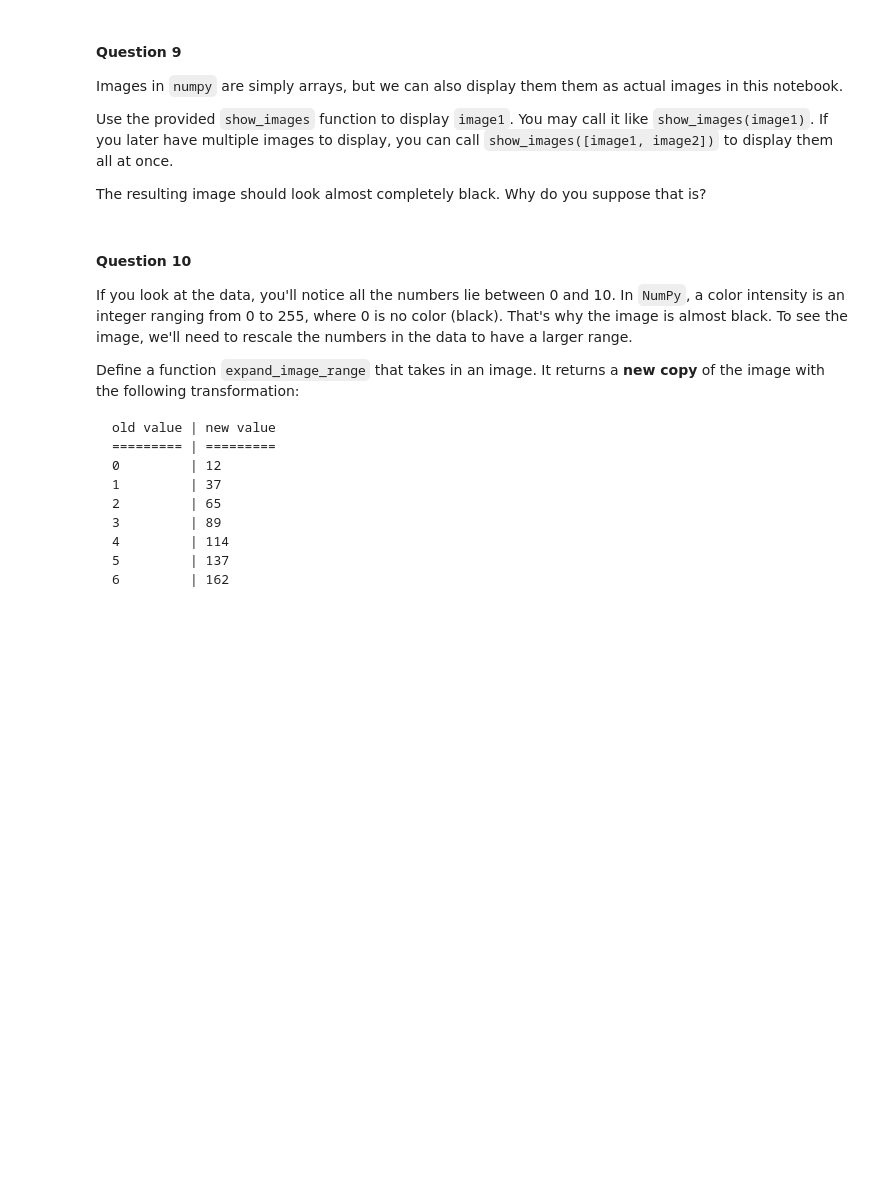
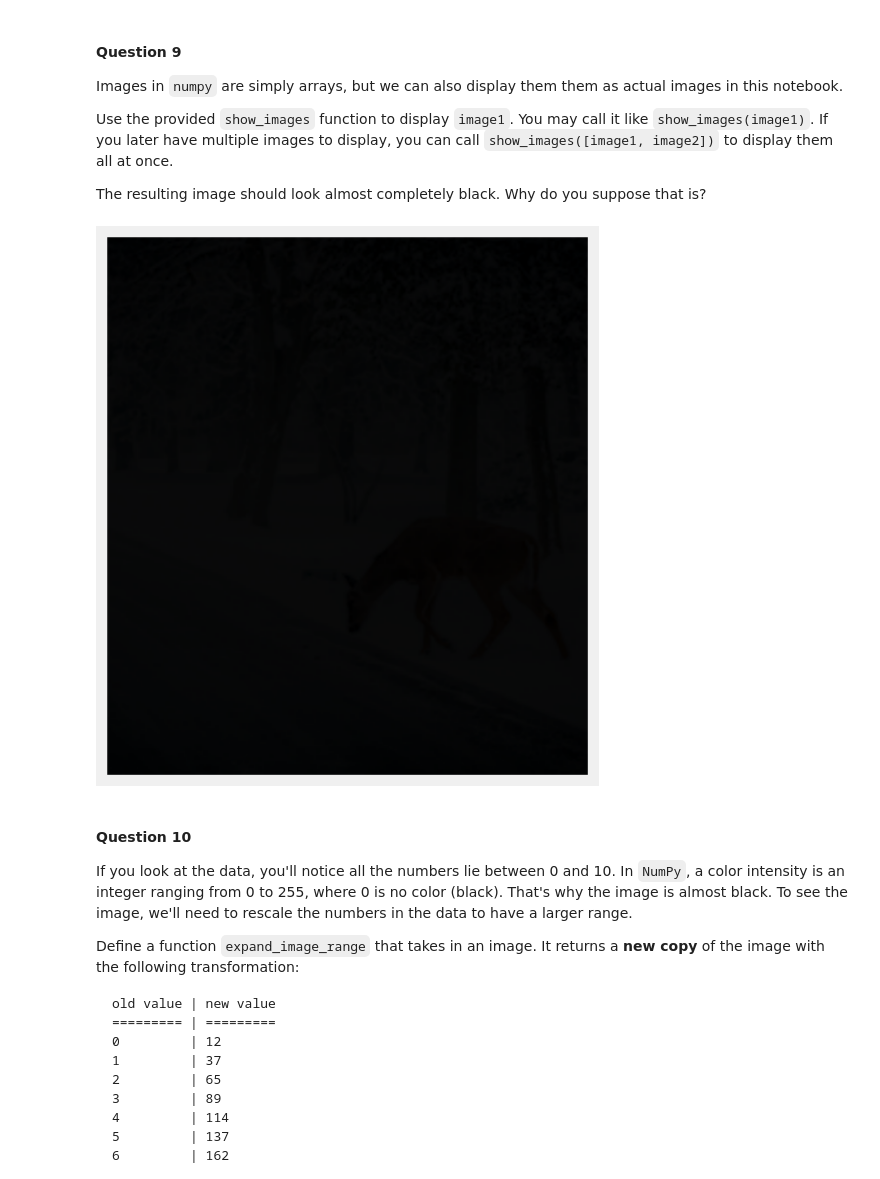
Before and after one commit to DMK2013/DS100, a Jupyter notebook: sp17/hw/hw1/hw1.ipynb, the cells around one changed output. Saved outputs shown, nothing was run; the diff lists cells and outputs as text; code cells hidden in the pictures; blank space fills up the shorter version.

```diff
--- a/sp17/hw/hw1/hw1.ipynb
+++ b/sp17/hw/hw1/hw1.ipynb
@@ -672,9 +652,6 @@ def read_file_lines(filename):
         file1 = f.readlines()
     return file1
 
-
-x = file1[0]
-print(x)
-
+file1 = read_file_lines('1.txt')
 file1[:5]
 # %% [output]
@@ -756,12 +732,19 @@ Once you've defined the function, set `image1` to the result of calling
 `lines_to_image` on `file1`.
 # %%
 def lines_to_image(file_lines):
-    image_array = np.asarray(file_lines)
-
+  #covert file_lines to arrays
+    s = np.array(file_lines)
+    s = np.char.strip(s,'\n')
+    s = [np.fromstring(num_string, dtype = int, sep = " ") for num_string in s]
+    n_rows = s[0][0]
+    n_cols = s[0][1]
+    s = s[1:]
+    s = np.asarray(s)
+    s = np.reshape(s,(n_rows, n_cols,3))
+    #print(s[:5])
+    return s.astype(np.uint8)
     # Make sure to call astype like this on the 3-dimensional array
     # you produce, before returning it.
-    return image_array.astype(np.uint8)
+    #return image_array.astype(np.uint8)
 
-image1 = lines_to_image
-image1.shape = (240, 215)
-print(image1)
+image1 = lines_to_image(file1)
@@ -814,7 +810,9 @@ def show_images(images, ncols=2, figsize=(10, 7), **kwargs):
         show_image(image, axis)
 # %%
 # Show image1 here:
-...
+show_images(image1)
+# %% [output]
+[figure, added]
 # %% [markdown]
 #### Question 10
 
```
Also changed, not shown: parts of 35 cells of this notebook.
